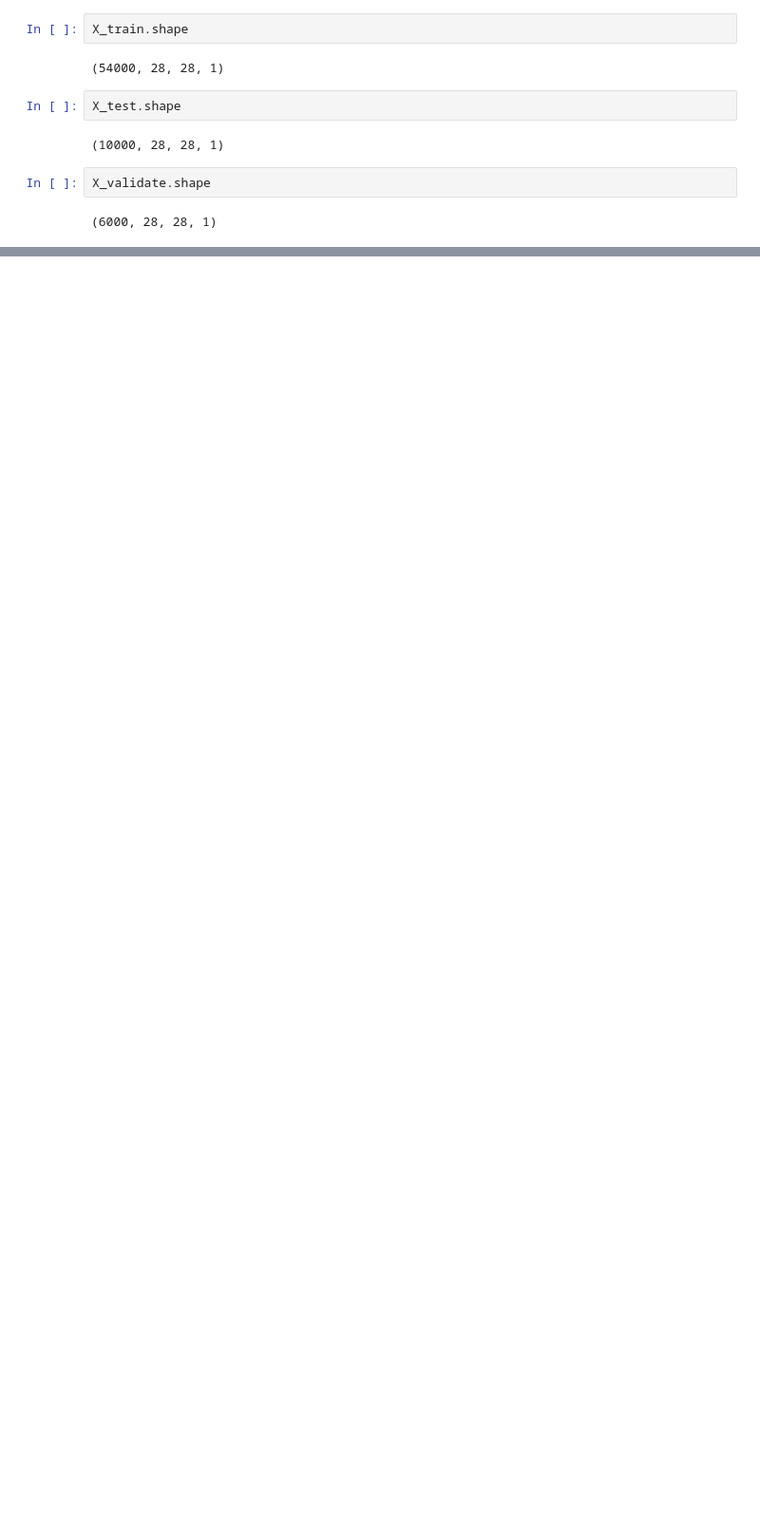
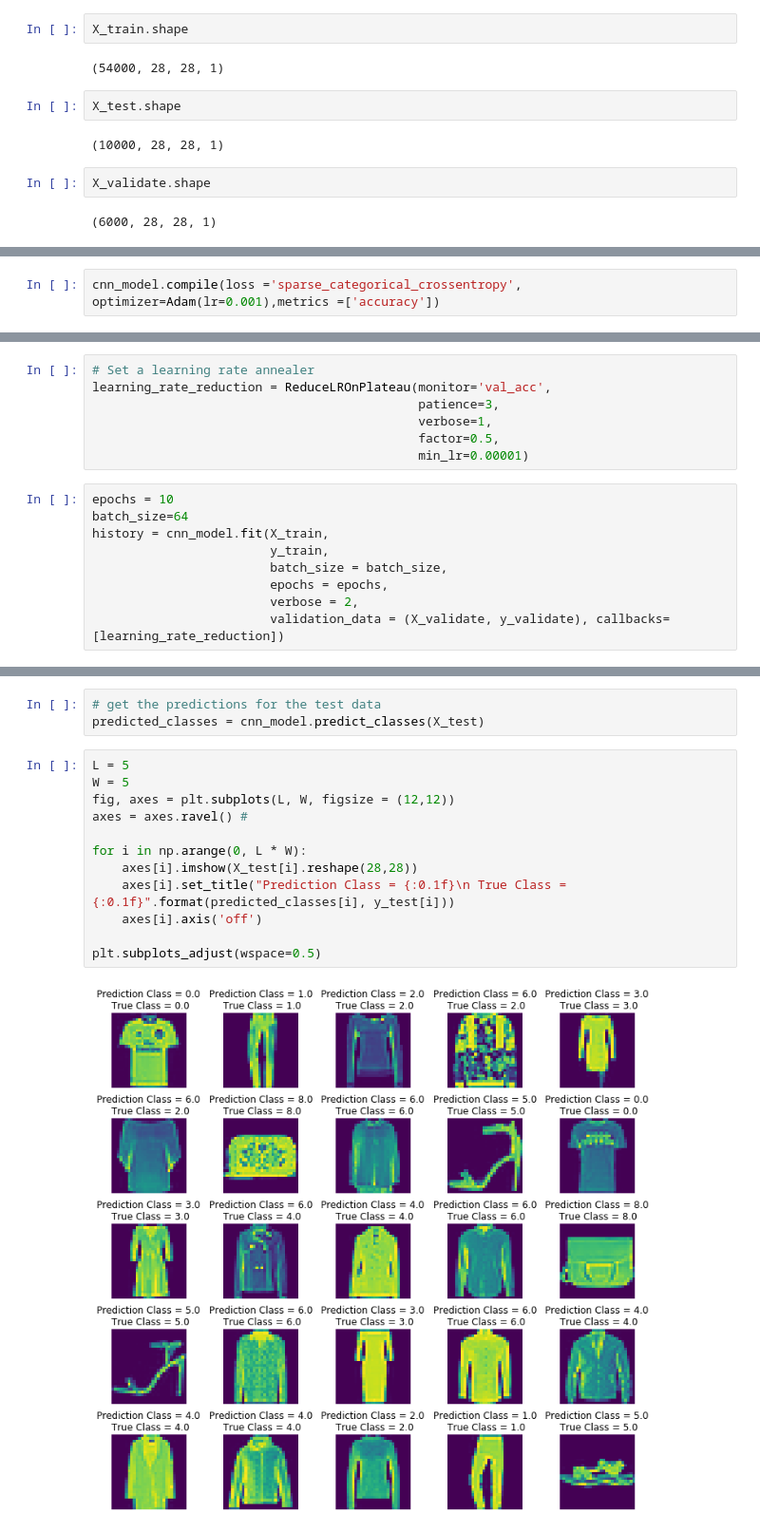
Before and after one commit to a24dai/kaggle, a Jupyter notebook: fashion_mnist/code.ipynb, the cells around one changed output, grey strips where cells are left out. Shown: that part at 95% size. Drawn from its saved outputs; the diff is of its cells as text; blank space fills up the shorter version.

```diff
--- a/fashion_mnist/code.ipynb
+++ b/fashion_mnist/code.ipynb
@@ -175,0 +253,2 @@ X_validate.shape
+# %%
+cnn_model.compile(loss ='sparse_categorical_crossentropy', optimizer=Adam(lr=0.001),metrics =['accuracy'])
@@ -175,0 +259,16 @@ X_validate.shape
+# %%
+# Set a learning rate annealer
+learning_rate_reduction = ReduceLROnPlateau(monitor='val_acc',
+                                            patience=3,
+                                            verbose=1,
+                                            factor=0.5,
+                                            min_lr=0.00001)
+# %%
+epochs = 10
+batch_size=64
+history = cnn_model.fit(X_train,
+                        y_train,
+                        batch_size = batch_size,
+                        epochs = epochs,
+                        verbose = 2,
+                        validation_data = (X_validate, y_validate), callbacks=[learning_rate_reduction])
@@ -175,0 +299,17 @@ X_validate.shape
+# %%
+# get the predictions for the test data
+predicted_classes = cnn_model.predict_classes(X_test)
+# %%
+L = 5
+W = 5
+fig, axes = plt.subplots(L, W, figsize = (12,12))
+axes = axes.ravel() #
+
+for i in np.arange(0, L * W):
+    axes[i].imshow(X_test[i].reshape(28,28))
+    axes[i].set_title("Prediction Class = {:0.1f}\n True Class = {:0.1f}".format(predicted_classes[i], y_test[i]))
+    axes[i].axis('off')
+
+plt.subplots_adjust(wspace=0.5)
+# %% [output]
+[figure, added]
```
Also changed, not shown: parts of 13 cells of this notebook.
